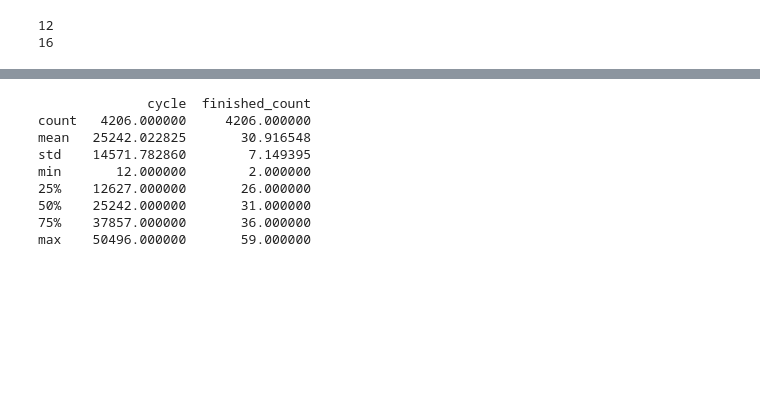
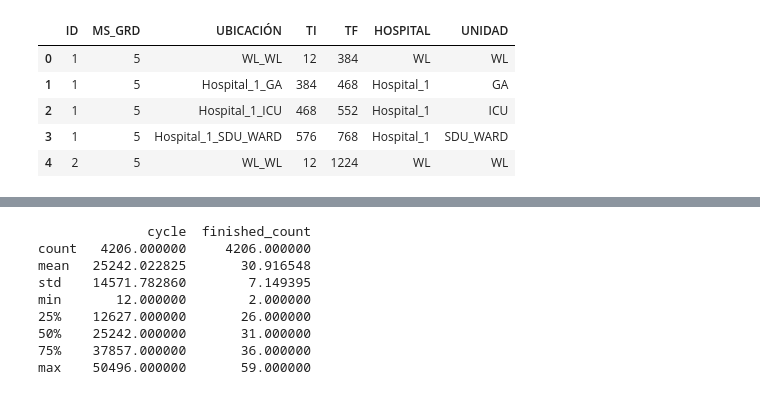
Before and after one commit to franfonte/Capstone, a Jupyter notebook: simulacion/1. codigo analisis/analisis_datos.ipynb, the cells around one changed output, grey strips where cells are left out. Saved outputs shown, nothing was run; the diff lists cells and outputs as text; code cells hidden in the pictures; blank space fills up the shorter version.

```diff
--- a/simulacion/1. codigo analisis/analisis_datos.ipynb
+++ b/simulacion/1. codigo analisis/analisis_datos.ipynb
@@ -36,10 +19,6 @@ df.head(20)
-# %%
-print(len(df[(df["HOSPITAL"] == "WL") & (df["TI"] == 12)]))
-
-cantidad = 0
-for key, values in llegadas_n["WL"][1].items():
-    cantidad += values
-print(cantidad)
-# %% [output]
-12
-16
+# %%
+# Cargar los datos
+original = pd.read_excel("../2. data/0 TimeLog (original, no modificar).xlsx")
+
+# Cargar los datos
+base = pd.read_csv("../2. data/pacientes_base_mi_modelo.csv")
@@ -45,0 +31,9 @@ print(cantidad)
+# %%
+original.head(5)
+# %% [output]
+|  | ID | MS_GRD | UBICACIÓN | TI | TF | HOSPITAL | UNIDAD |
+| 0 | 1 | 5 | WL_WL | 12 | 384 | WL | WL |
+| 1 | 1 | 5 | Hospital_1_GA | 384 | 468 | Hospital_1 | GA |
+| 2 | 1 | 5 | Hospital_1_ICU | 468 | 552 | Hospital_1 | ICU |
+| 3 | 1 | 5 | Hospital_1_SDU_WARD | 576 | 768 | Hospital_1 | SDU_WARD |
+| 4 | 2 | 5 | WL_WL | 12 | 1224 | WL | WL |
```
Also changed, not shown: parts of 13 cells of this notebook, 15 other files.
